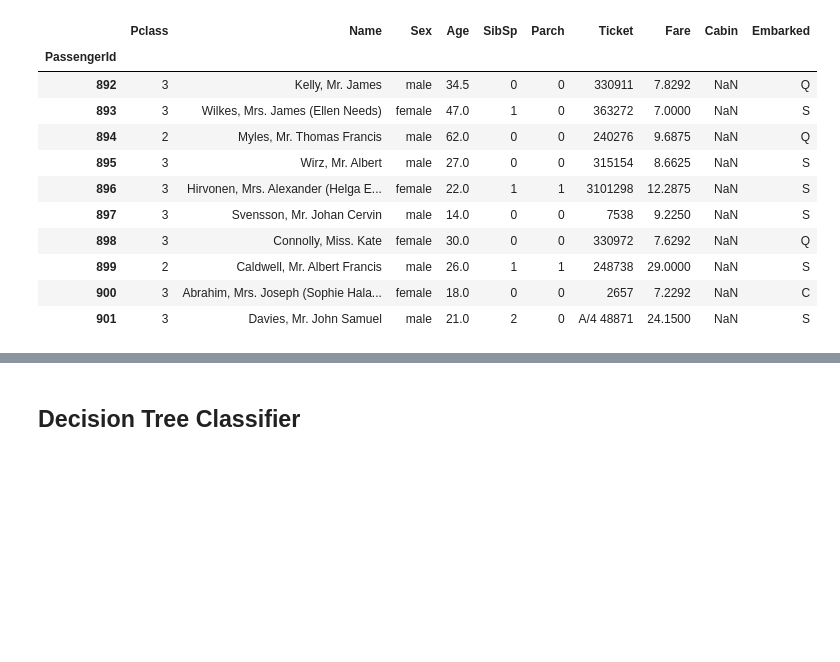
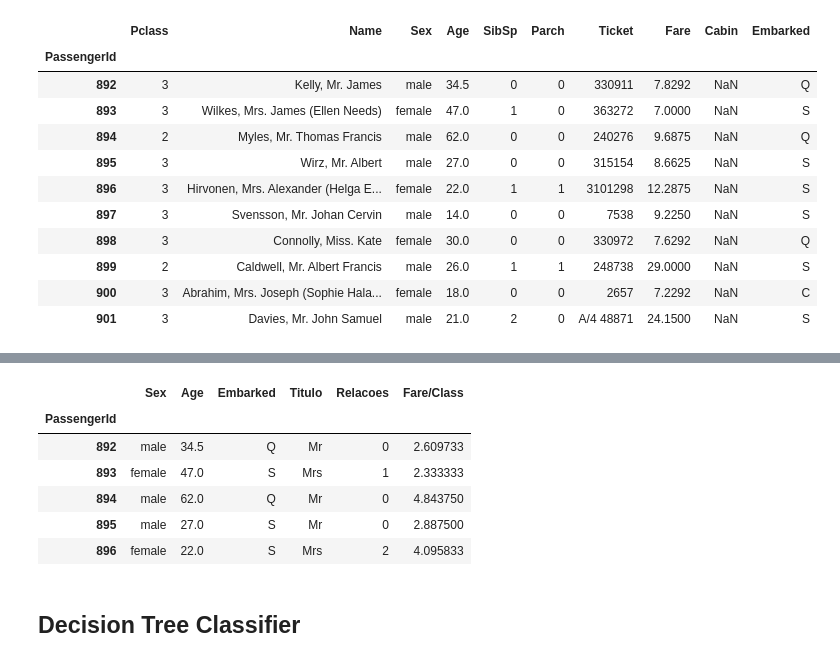
Before and after one commit to vitorxx1/Titanic-Kaggle, a Jupyter notebook: titanic.ipynb, the cells around one changed output, grey strips where cells are left out. Drawn from its saved outputs; the diff is of its cells as text; code cells hidden in the pictures; blank space fills up the shorter version.

```diff
--- a/titanic.ipynb
+++ b/titanic.ipynb
@@ -461,3 +626,18 @@ X_teste.head()
+# %%
+#preprocesamento - Etapa 2 - Também utilizado na etapa 3 com balanceamento das classes
+X_teste2 = dados_teste.copy()
+X_teste2 = initial_pre_processing(X_teste2)
+X_teste2.Titulo = X_teste2.Titulo.apply(mapeia_titulo)
+X_teste2.Relacoes = X_teste2.Relacoes.map(lambda x: 3 if x > 2 else x)
+X_teste2.head()
+# %% [output]
+|  | Sex | Age | Embarked | Titulo | Relacoes | Fare/Class |
+| PassengerId |  |  |  |  |  |  |
+| 892 | male | 34.5 | Q | Mr | 0 | 2.609733 |
+| 893 | female | 47.0 | S | Mrs | 1 | 2.333333 |
+| 894 | male | 62.0 | Q | Mr | 0 | 4.843750 |
+| 895 | male | 27.0 | S | Mr | 0 | 2.887500 |
+| 896 | female | 22.0 | S | Mrs | 2 | 4.095833 |
 # %% [markdown]
 ## Decision Tree Classifier
 # %%
```
Also changed, not shown: parts of 56 cells of this notebook, 8 other files.
